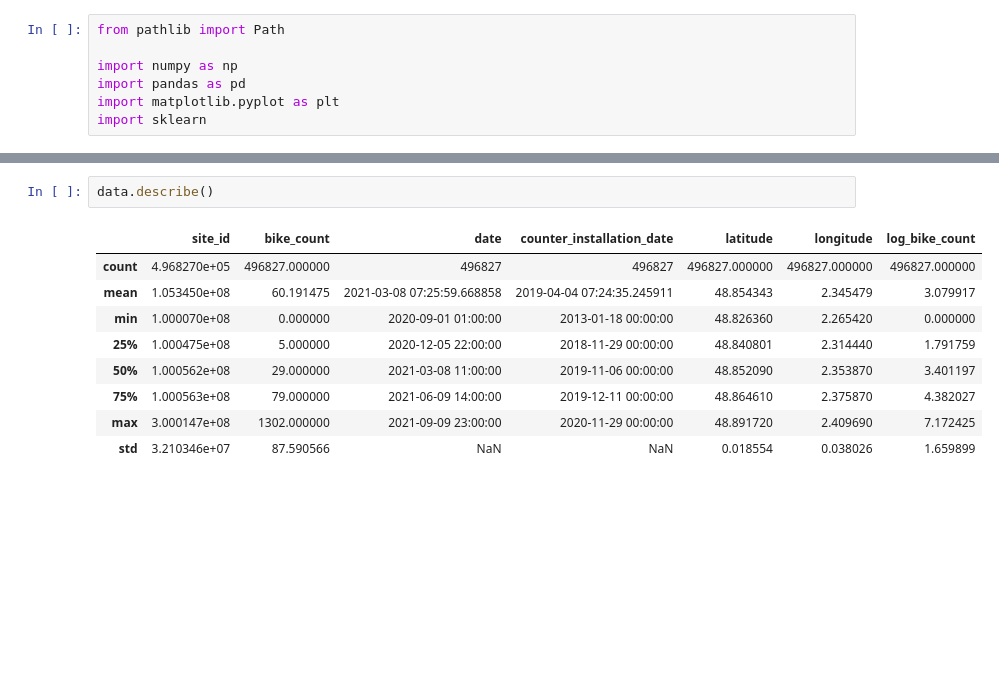
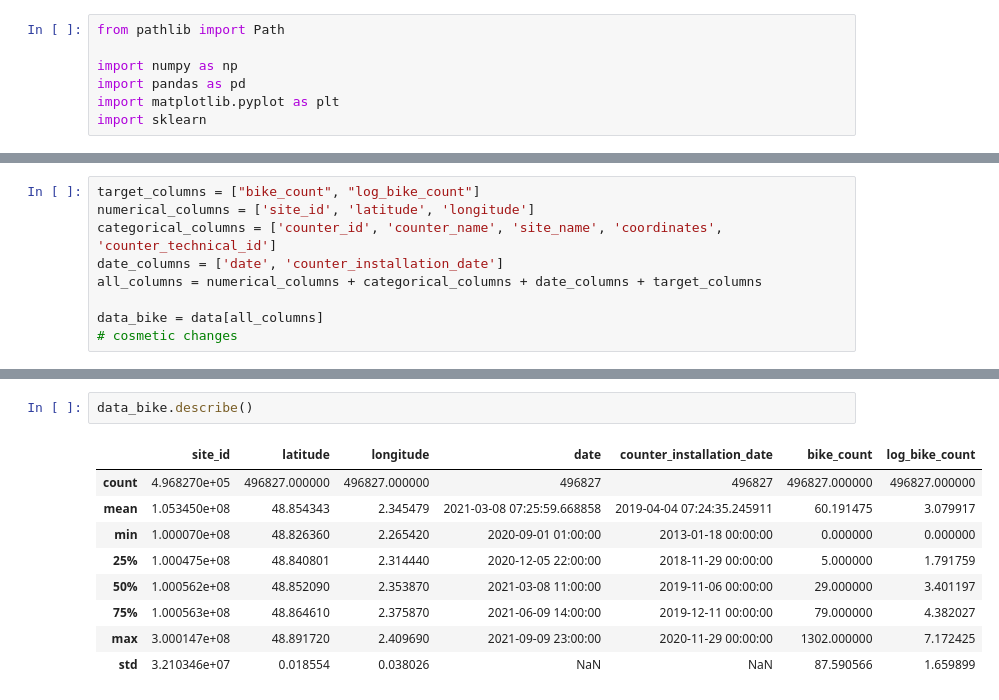
Before and after one commit to thom1100/bike_counters_, a Jupyter notebook: Data_optimization.ipynb, the cells around one changed output, grey strips where cells are left out. Drawn from its saved outputs; the diff is of its cells as text; blank space fills up the shorter version.

```diff
--- a/Data_optimization.ipynb
+++ b/Data_optimization.ipynb
@@ -17,0 +18,9 @@ data.head()
+# %%
+target_columns = ["bike_count", "log_bike_count"]
+numerical_columns = ['site_id', 'latitude', 'longitude']
+categorical_columns = ['counter_id', 'counter_name', 'site_name', 'coordinates', 'counter_technical_id']
+date_columns = ['date', 'counter_installation_date']
+all_columns = numerical_columns + categorical_columns + date_columns + target_columns
+
+data_bike = data[all_columns]
+# cosmetic changes
@@ -18,12 +36,12 @@ data.head()
 # %%
-data.describe()
+data_bike.describe()
 # %% [output]
-|  | site_id | bike_count | date | counter_installation_date | latitude | longitude | log_bike_count |
-| count | 4.968270e+05 | 496827.000000 | 496827 | 496827 | 496827.000000 | 496827.000000 | 496827.000000 |
-| mean | 1.053450e+08 | 60.191475 | 2021-03-08 07:25:59.668858 | 2019-04-04 07:24:35.245911 | 48.854343 | 2.345479 | 3.079917 |
-| min | 1.000070e+08 | 0.000000 | 2020-09-01 01:00:00 | 2013-01-18 00:00:00 | 48.826360 | 2.265420 | 0.000000 |
-| 25% | 1.000475e+08 | 5.000000 | 2020-12-05 22:00:00 | 2018-11-29 00:00:00 | 48.840801 | 2.314440 | 1.791759 |
-| 50% | 1.000562e+08 | 29.000000 | 2021-03-08 11:00:00 | 2019-11-06 00:00:00 | 48.852090 | 2.353870 | 3.401197 |
-| 75% | 1.000563e+08 | 79.000000 | 2021-06-09 14:00:00 | 2019-12-11 00:00:00 | 48.864610 | 2.375870 | 4.382027 |
-| max | 3.000147e+08 | 1302.000000 | 2021-09-09 23:00:00 | 2020-11-29 00:00:00 | 48.891720 | 2.409690 | 7.172425 |
-| std | 3.210346e+07 | 87.590566 | NaN | NaN | 0.018554 | 0.038026 | 1.659899 |
+|  | site_id | latitude | longitude | date | counter_installation_date | bike_count | log_bike_count |
+| count | 4.968270e+05 | 496827.000000 | 496827.000000 | 496827 | 496827 | 496827.000000 | 496827.000000 |
+| mean | 1.053450e+08 | 48.854343 | 2.345479 | 2021-03-08 07:25:59.668858 | 2019-04-04 07:24:35.245911 | 60.191475 | 3.079917 |
+| min | 1.000070e+08 | 48.826360 | 2.265420 | 2020-09-01 01:00:00 | 2013-01-18 00:00:00 | 0.000000 | 0.000000 |
+| 25% | 1.000475e+08 | 48.840801 | 2.314440 | 2020-12-05 22:00:00 | 2018-11-29 00:00:00 | 5.000000 | 1.791759 |
+| 50% | 1.000562e+08 | 48.852090 | 2.353870 | 2021-03-08 11:00:00 | 2019-11-06 00:00:00 | 29.000000 | 3.401197 |
+| 75% | 1.000563e+08 | 48.864610 | 2.375870 | 2021-06-09 14:00:00 | 2019-12-11 00:00:00 | 79.000000 | 4.382027 |
+| max | 3.000147e+08 | 48.891720 | 2.409690 | 2021-09-09 23:00:00 | 2020-11-29 00:00:00 | 1302.000000 | 7.172425 |
+| std | 3.210346e+07 | 0.018554 | 0.038026 | NaN | NaN | 87.590566 | 1.659899 |
```
Also changed, not shown: parts of 6 cells of this notebook.
